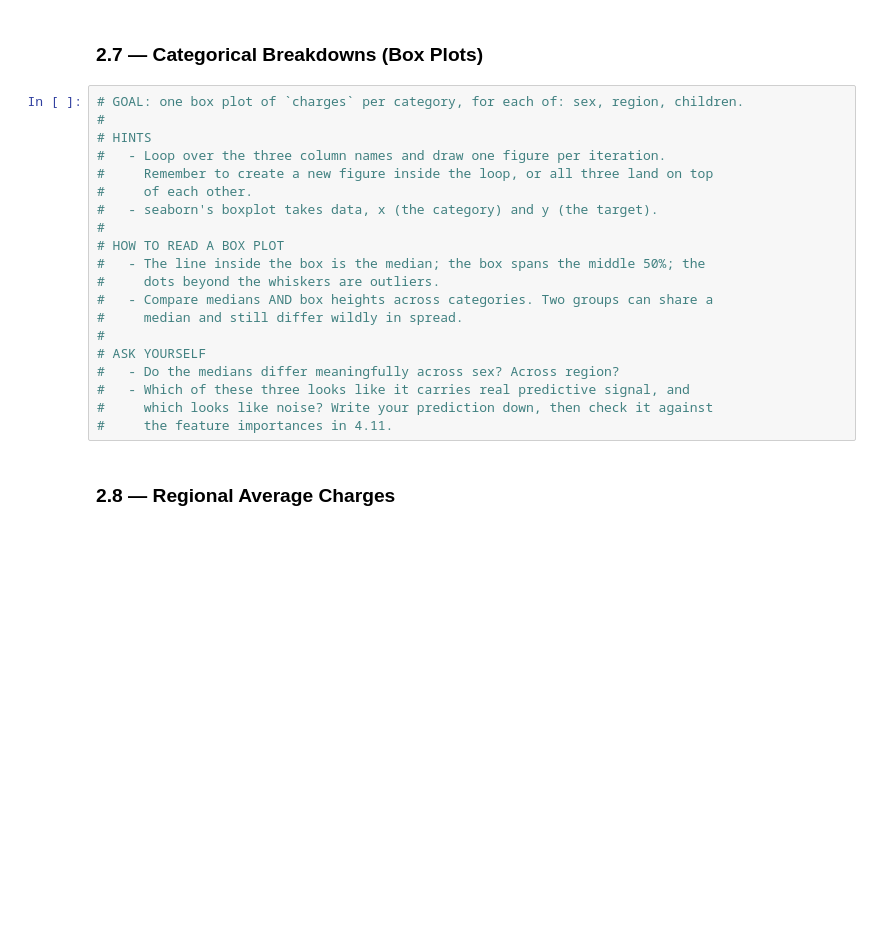
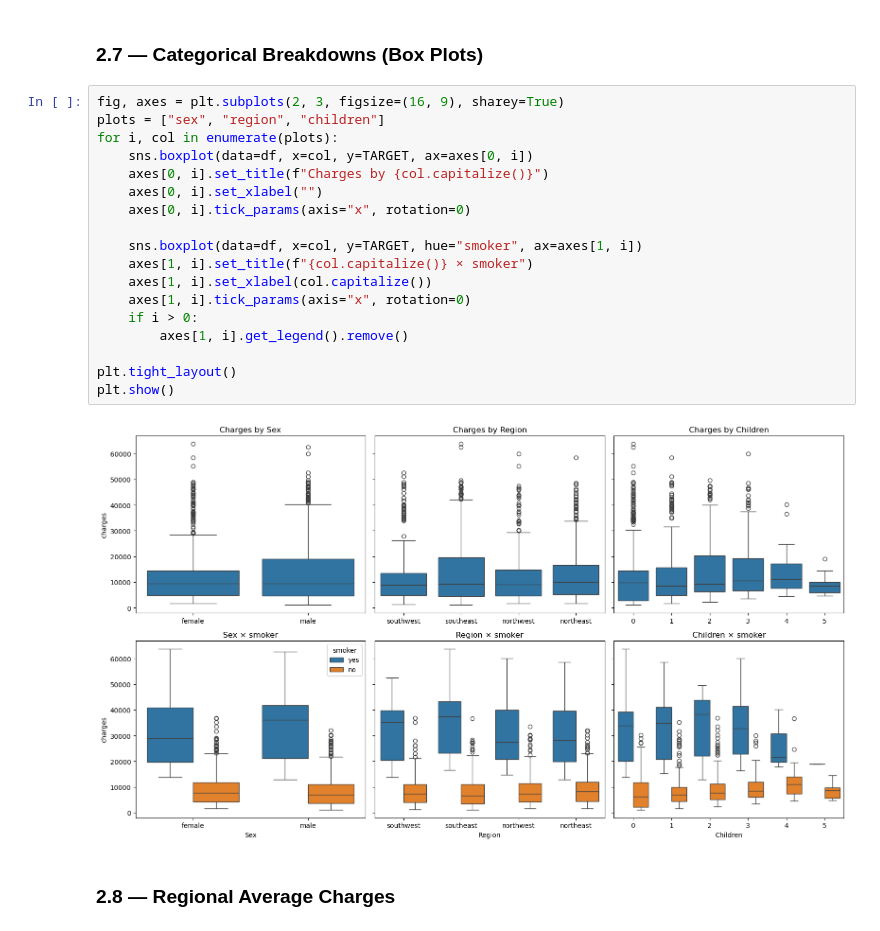
Before and after one commit to sufyan1105/Medical-Insurance-Cost-Prediction, a Jupyter notebook: medical_insurance_cost_predictor.ipynb, the cells around one changed output. Drawn from its saved outputs; the diff is of its cells as text; blank space fills up the shorter version.

```diff
--- a/medical_insurance_cost_predictor.ipynb
+++ b/medical_insurance_cost_predictor.ipynb
@@ -200,25 +189,25 @@ plt.show()
 # %% [markdown]
 ### 2.7 — Categorical Breakdowns (Box Plots)
 # %%
-# GOAL: one box plot of `charges` per category, for each of: sex, region, children.
-#
-# HINTS
-#   - Loop over the three column names and draw one figure per iteration.
-#     Remember to create a new figure inside the loop, or all three land on top
-#     of each other.
-#   - seaborn's boxplot takes data, x (the category) and y (the target).
-#
-# HOW TO READ A BOX PLOT
-#   - The line inside the box is the median; the box spans the middle 50%; the
-#     dots beyond the whiskers are outliers.
-#   - Compare medians AND box heights across categories. Two groups can share a
-#     median and still differ wildly in spread.
-#
-# ASK YOURSELF
-#   - Do the medians differ meaningfully across sex? Across region?
-#   - Which of these three looks like it carries real predictive signal, and
-#     which looks like noise? Write your prediction down, then check it against
-#     the feature importances in 4.11.
+fig, axes = plt.subplots(2, 3, figsize=(16, 9), sharey=True)
+plots = ["sex", "region", "children"]
+for i, col in enumerate(plots):
+    sns.boxplot(data=df, x=col, y=TARGET, ax=axes[0, i])
+    axes[0, i].set_title(f"Charges by {col.capitalize()}")
+    axes[0, i].set_xlabel("")
+    axes[0, i].tick_params(axis="x", rotation=0)
+
+    sns.boxplot(data=df, x=col, y=TARGET, hue="smoker", ax=axes[1, i])
+    axes[1, i].set_title(f"{col.capitalize()} × smoker")
+    axes[1, i].set_xlabel(col.capitalize())
+    axes[1, i].tick_params(axis="x", rotation=0)
+    if i > 0:
+        axes[1, i].get_legend().remove()
+
+plt.tight_layout()
+plt.show()
+# %% [output]
+[figure, added]
 # %% [markdown]
 ### 2.8 — Regional Average Charges
 # %%
```
Also changed, not shown: parts of 3 cells of this notebook.
